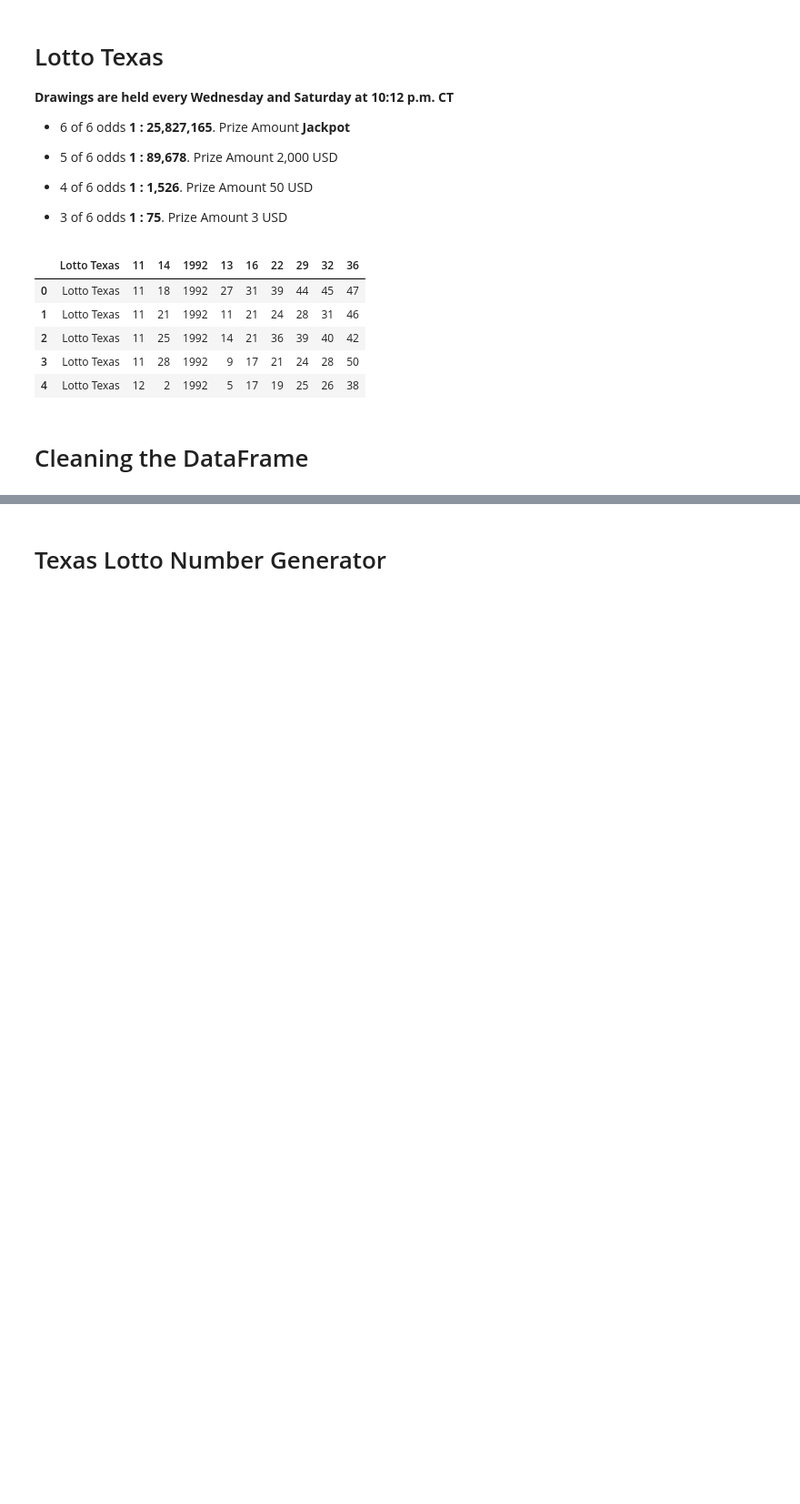
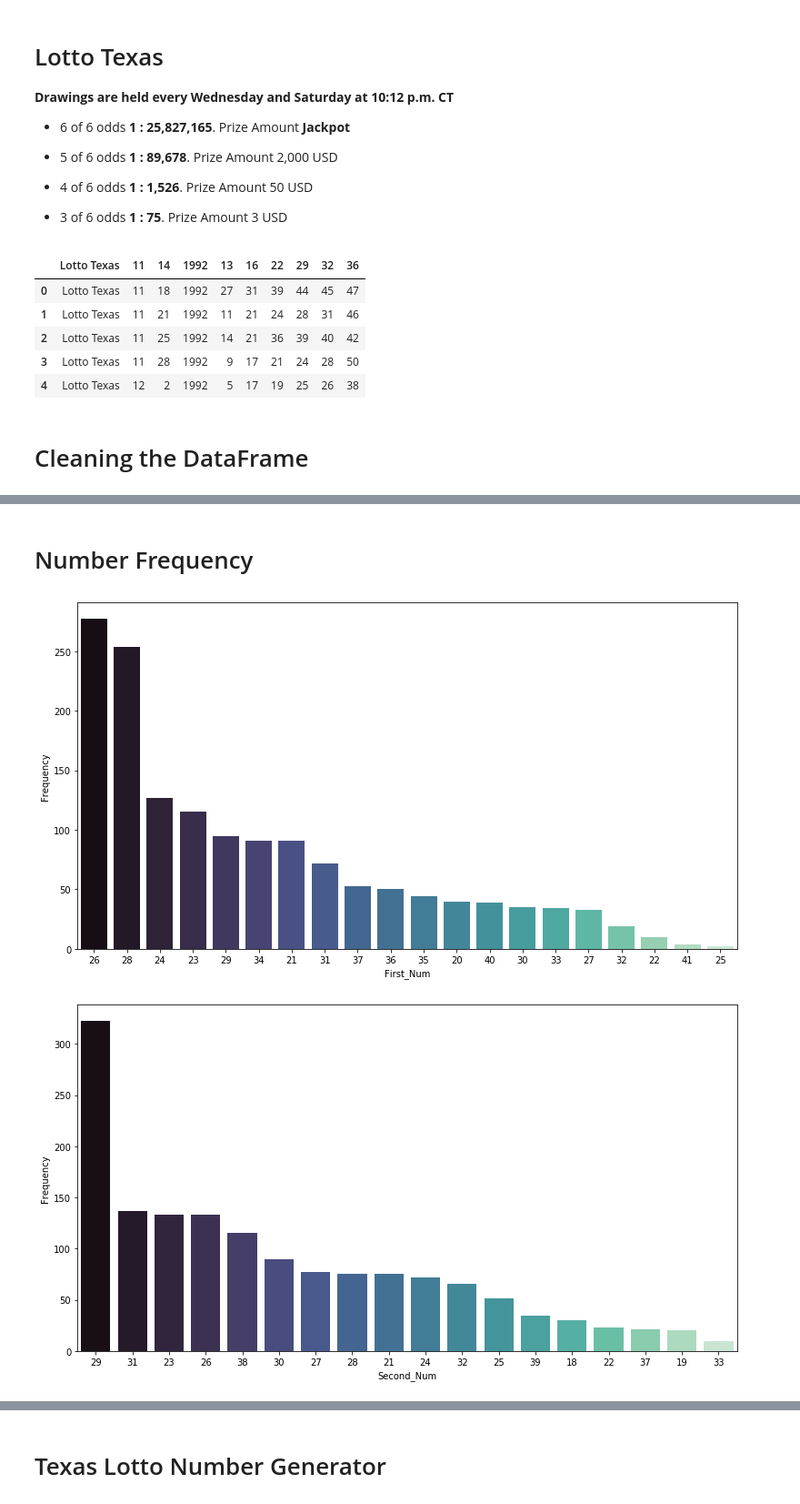
Before and after one commit to AI-Gomez/latus-projects-lottery, a Jupyter notebook: Lotto_Texas.ipynb, the cells around one changed output, grey strips where cells are left out. Shown: that part at 91% size. Saved outputs shown, nothing was run; the diff lists cells and outputs as text; code cells hidden in the pictures; blank space fills up the shorter version.

Commit message:
num plots added

```diff
--- a/Lotto_Texas.ipynb
+++ b/Lotto_Texas.ipynb
@@ -52,0 +62,44 @@ lotto.head()
+# %% [markdown]
+# Number Frequency
+# %%
+# Now that we have a clean dataframe, lets check out some common numbers that are pulled in draw order.
+
+# Determining the frequency of the numbers drawn from the columns
+firsttop5 = lotto.N0.value_counts().rename_axis('Frequency').reset_index(name='First_Num')
+first_top5 = firsttop5.groupby('First_Num')['Frequency'].sum().reset_index()
+first_top5 = first_top5.sort_values('Frequency', ascending=False).reset_index()
+sns.barplot(data=first_top5, x='First_Num', y= 'Frequency', order=first_top5['First_Num'], palette = 'mako')
+plt.show()
+
+Secondtop5 = lotto.N1.value_counts().rename_axis('Frequency').reset_index(name='Second_Num')
+Second_top5 = Secondtop5.groupby('Second_Num')['Frequency'].sum().reset_index()
+Second_top5 = Second_top5.sort_values('Frequency', ascending=False).reset_index()
+sns.barplot(data=Second_top5, x='Second_Num', y= 'Frequency', order=Second_top5['Second_Num'], palette = 'mako')
+plt.show()
+
+Thirdtop5 = lotto.N2.value_counts().rename_axis('Frequency').reset_index(name='Third_Num')
+Third_top5 = Thirdtop5.groupby('Third_Num')['Frequency'].sum().reset_index()
+Third_top5 = Third_top5.sort_values('Frequency', ascending=False).reset_index()
+sns.barplot(data=Third_top5, x='Third_Num', y= 'Frequency', order=Third_top5['Third_Num'], palette = 'mako')
+plt.show()
+
+Fourthtop5 = lotto.N3.value_counts().rename_axis('Frequency').reset_index(name='Fourth_Num')
+Fourth_top5 = Fourthtop5.groupby('Fourth_Num')['Frequency'].sum().reset_index()
+Fourth_top5 = Fourth_top5.sort_values('Frequency', ascending=False).reset_index()
+sns.barplot(data=Fourth_top5, x='Fourth_Num', y= 'Frequency', order=Fourth_top5['Fourth_Num'], palette = 'mako')
+plt.show()
+
+Fifthtop5 = lotto.N4.value_counts().rename_axis('Frequency').reset_index(name='Fifth_Num')
+Fifth_top5 = Fifthtop5.groupby('Fifth_Num')['Frequency'].sum().reset_index()
+Fifth_top5 = Fifth_top5.sort_values('Frequency', ascending=False).reset_index()
+sns.barplot(data=Fifth_top5, x='Fifth_Num', y= 'Frequency', order=Fifth_top5['Fifth_Num'], palette = 'mako')
+plt.show()
+
+sixthtop5 = lotto.N5.value_counts().rename_axis('Frequency').reset_index(name='sixth_Num')
+sixth_top5 = sixthtop5.groupby('sixth_Num')['Frequency'].sum().reset_index()
+sixth_top5 = sixth_top5.sort_values('Frequency', ascending=False).reset_index()
+sns.barplot(data=sixth_top5, x='sixth_Num', y= 'Frequency', order=sixth_top5['sixth_Num'], palette = 'mako')
+plt.show()
+# %% [output]
+[figure, added]
+[figure, added]
```
Also changed, not shown: parts of 4 cells of this notebook.
